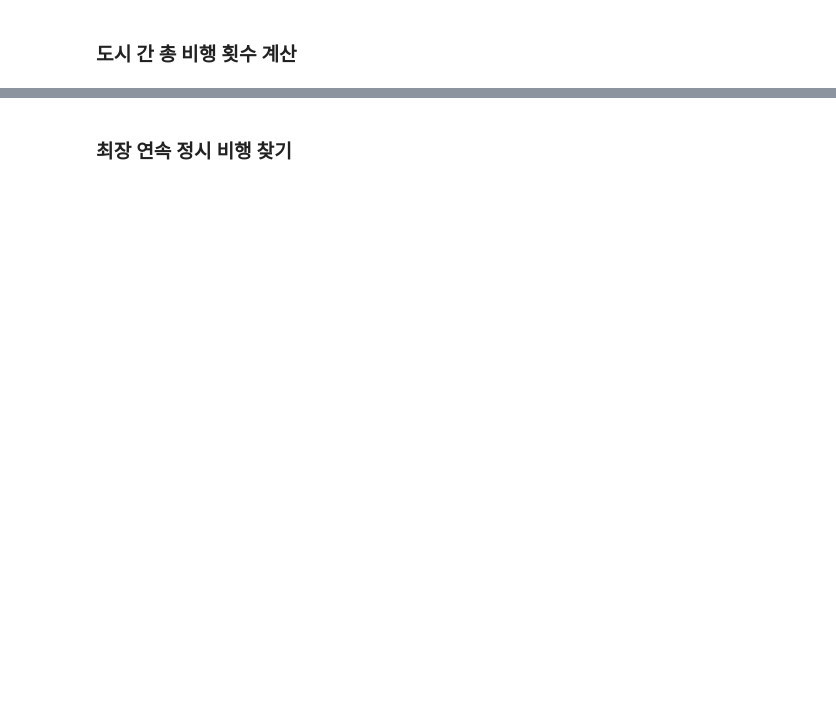
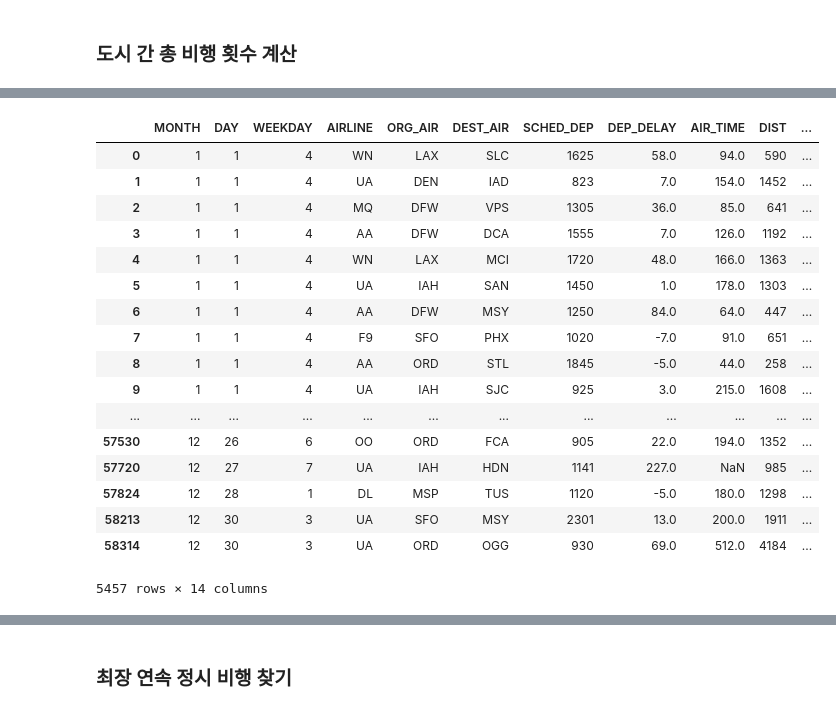
Before and after one commit to liberalapes/pandas_cookbook, a Jupyter notebook: 07장 종합을 위한 그룹화, 필터링 그리고 변환 .ipynb, the cells around one changed output, grey strips where cells are left out. Drawn from its saved outputs; the diff is of its cells as text; code cells hidden in the pictures; blank space fills up the shorter version.

```diff
--- a/07장 종합을 위한 그룹화, 필터링 그리고 변환 .ipynb
+++ b/07장 종합을 위한 그룹화, 필터링 그리고 변환 .ipynb
@@ -551,3 +532,7 @@ college_filltered_70['STABBR'].nunique()
 10
 # %% [markdown]
 ### 체중 감량 내기를 통한 변환
+# %%
+pwd = %pwd
+weight_loss = pd.read_csv(pwd+'/weight_loss.csv')
+weight_loss.head()
@@ -554,2 +654,9 @@ college_filltered_70['STABBR'].nunique()
 # %% [markdown]
 ### apply를 이용한 주별 가중 평균 SAT 점수 계산
+# %%
+pwd = %pwd
+college = pd.read_csv(pwd+'/college.csv')
+subset = ["UGDS", 'SATMTMID', 'SATVRMID']
+college2 = college.dropna(subset=subset)
+# 누락값을 삭제한다.
+college.shape
@@ -556,2 +751,6 @@ college_filltered_70['STABBR'].nunique()
 # %% [markdown]
 ### 연속 변수에 의한 그룹화
+# %%
+pwd = %pwd
+flights = pd.read_csv(pwd+'/flights.csv')
+flights.head()
@@ -558,2 +839,6 @@ college_filltered_70['STABBR'].nunique()
 # %% [markdown]
 ### 도시 간 총 비행 횟수 계산
+# %%
+pwd = %pwd
+flights = pd.read_csv(pwd+'/flights.csv')
+flights.head()
@@ -559,0 +852,22 @@ college_filltered_70['STABBR'].nunique()
+# %%
+flights_ct = flights.groupby(['ORG_AIR', 'DEST_AIR'])
+flights_ct.head()
+# %% [output]
+|  | MONTH | DAY | WEEKDAY | AIRLINE | ORG_AIR | DEST_AIR | SCHED_DEP | DEP_DELAY | AIR_TIME | DIST | ... |
+| 0 | 1 | 1 | 4 | WN | LAX | SLC | 1625 | 58.0 | 94.0 | 590 | ... |
+| 1 | 1 | 1 | 4 | UA | DEN | IAD | 823 | 7.0 | 154.0 | 1452 | ... |
+| 2 | 1 | 1 | 4 | MQ | DFW | VPS | 1305 | 36.0 | 85.0 | 641 | ... |
+| 3 | 1 | 1 | 4 | AA | DFW | DCA | 1555 | 7.0 | 126.0 | 1192 | ... |
+| 4 | 1 | 1 | 4 | WN | LAX | MCI | 1720 | 48.0 | 166.0 | 1363 | ... |
+| 5 | 1 | 1 | 4 | UA | IAH | SAN | 1450 | 1.0 | 178.0 | 1303 | ... |
+| 6 | 1 | 1 | 4 | AA | DFW | MSY | 1250 | 84.0 | 64.0 | 447 | ... |
+| 7 | 1 | 1 | 4 | F9 | SFO | PHX | 1020 | -7.0 | 91.0 | 651 | ... |
+| 8 | 1 | 1 | 4 | AA | ORD | STL | 1845 | -5.0 | 44.0 | 258 | ... |
+| 9 | 1 | 1 | 4 | UA | IAH | SJC | 925 | 3.0 | 215.0 | 1608 | ... |
+| ... | ... | ... | ... | ... | ... | ... | ... | ... | ... | ... | ... |
+| 57530 | 12 | 26 | 6 | OO | ORD | FCA | 905 | 22.0 | 194.0 | 1352 | ... |
+| 57720 | 12 | 27 | 7 | UA | IAH | HDN | 1141 | 227.0 | NaN | 985 | ... |
+| 57824 | 12 | 28 | 1 | DL | MSP | TUS | 1120 | -5.0 | 180.0 | 1298 | ... |
+| 58213 | 12 | 30 | 3 | UA | SFO | MSY | 2301 | 13.0 | 200.0 | 1911 | ... |
+| 58314 | 12 | 30 | 3 | UA | ORD | OGG | 930 | 69.0 | 512.0 | 4184 | ... |
+5457 rows × 14 columns
```
Also changed, not shown: parts of 58 cells of this notebook.
